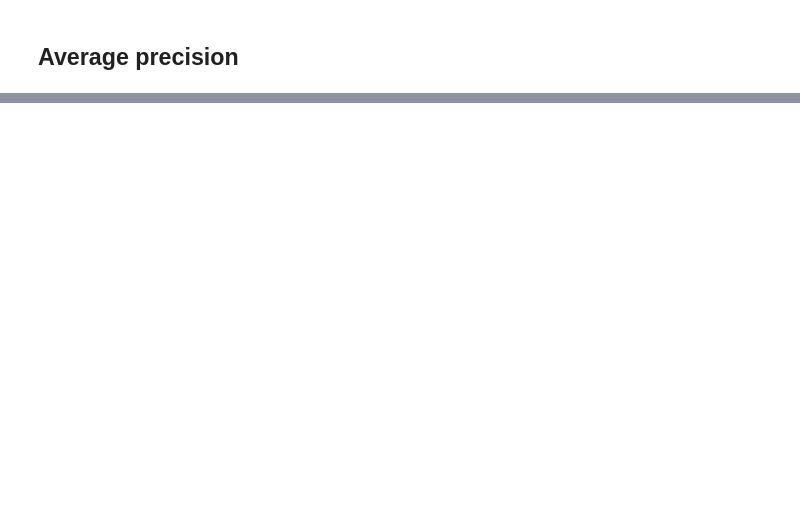
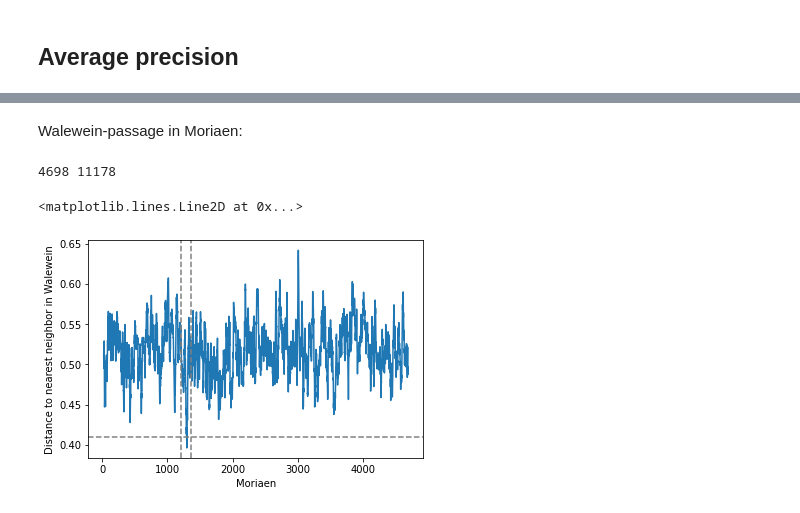
Before and after one commit to mikekestemont/zwerfverzen, a Jupyter notebook: notebooks/intertext.ipynb, the cells around one changed output, grey strips where cells are left out. Drawn from its saved outputs; the diff is of its cells as text; code cells hidden in the pictures; blank space fills up the shorter version.

```diff
--- a/notebooks/intertext.ipynb
+++ b/notebooks/intertext.ipynb
@@ -448,0 +472,10 @@ scores.plot()
+# %% [markdown]
+Walewein-passage in Moriaen:
+# %%
+ax = detector('Moriaen', 'Walewein', rolling_size=20)
+ax.axvline(1215, c='grey', ls='--')
+ax.axvline(1365, c='grey', ls='--')
+# %% [output]
+4698 11178
+<matplotlib.lines.Line2D at 0x...>
+[figure, added]
```
Also changed, not shown: parts of 16 cells of this notebook.
